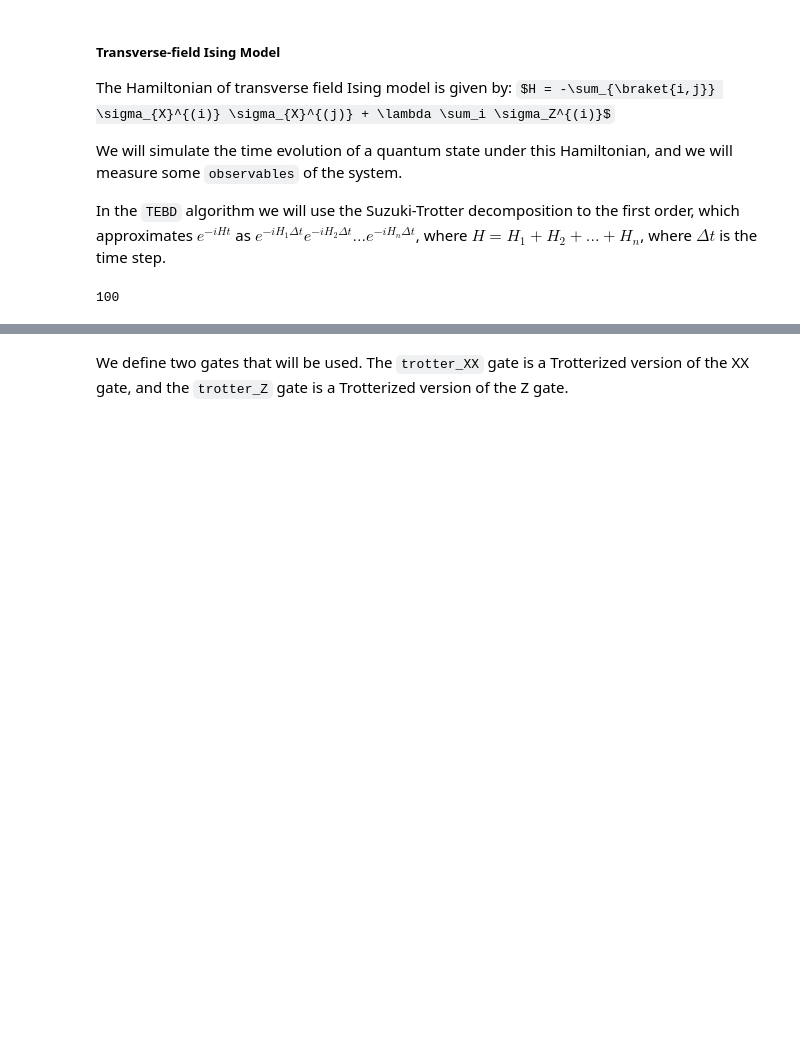
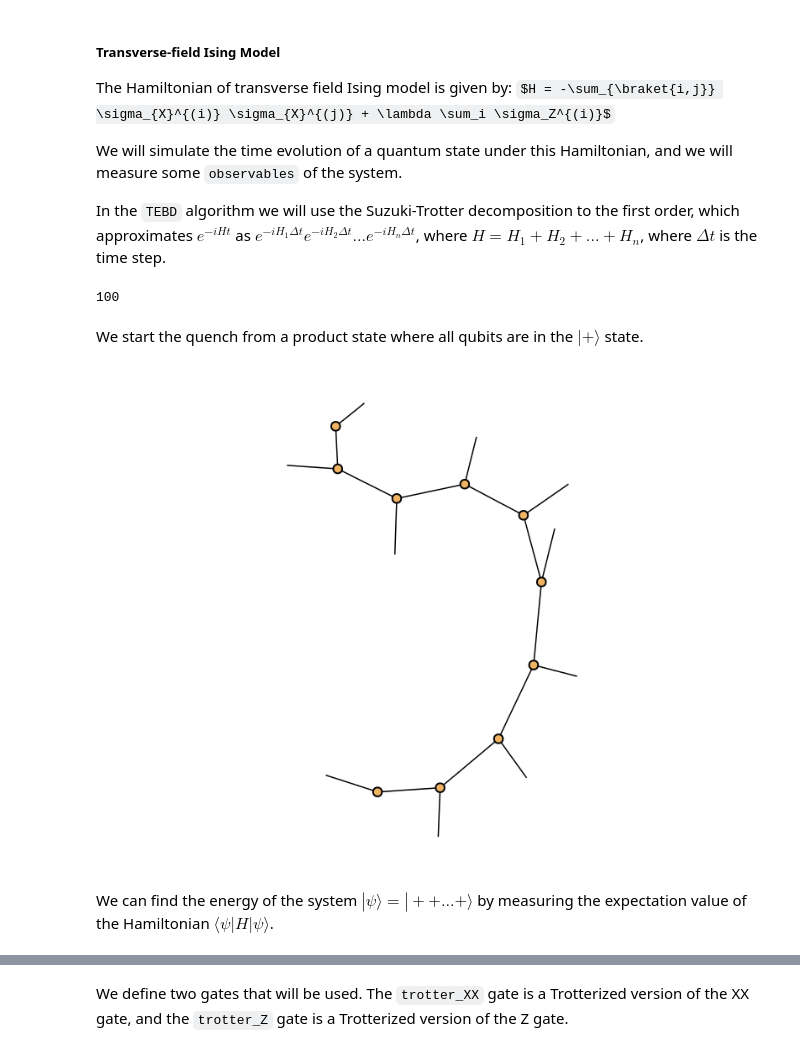
Before and after one commit to bsc-quantic/benasque-notebook, a Jupyter notebook: notebook-solutions.ipynb, the cells around one changed output, grey strips where cells are left out. Cells and saved outputs as stored; diff of their text form; code cells hidden in the pictures; some formulas as TeX source; blank space fills up the shorter version.

```diff
--- a/notebook-solutions.ipynb
+++ b/notebook-solutions.ipynb
@@ -246,3 +250,14 @@ n = 10
 timesteps = 100
 # %% [output]
 100
+# %% [markdown]
+We start the quench from a product state where all qubits are in the $|+\rangle$ state.
+# %%
+ket₊ = 1/√2 * [1, 1]
+ψ = convert(Chain, Product(fill(ket₊, n)))
+
+plot(TensorNetwork(ψ))
+# %% [output]
+[figure, added]
+# %% [markdown]
+We can find the energy of the system $|\psi\rangle=| + + \dots + \rangle$ by measuring the expectation value of the Hamiltonian $\langle \psi | H | \psi \rangle$.
```
Also changed, not shown: parts of 27 cells of this notebook.
